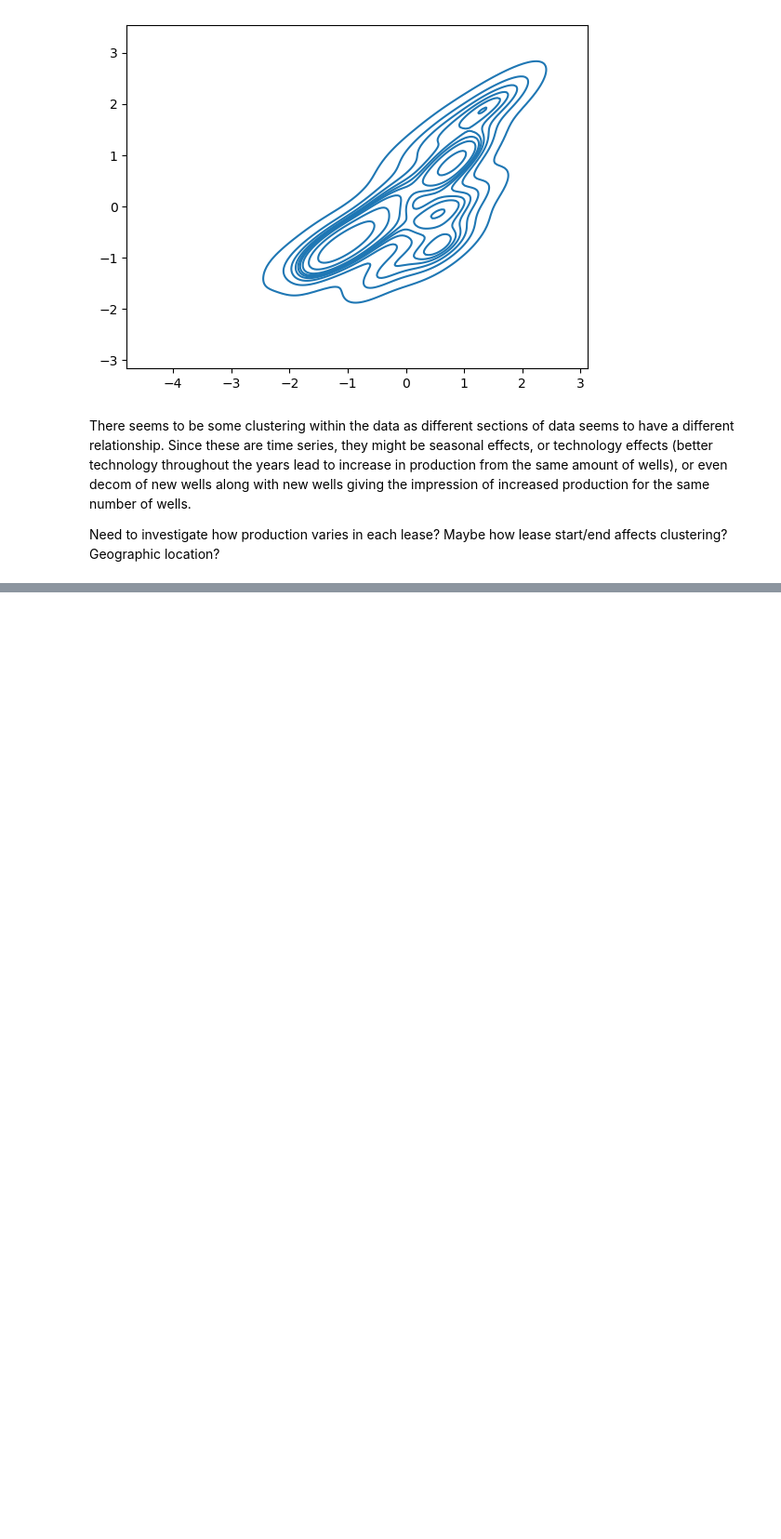
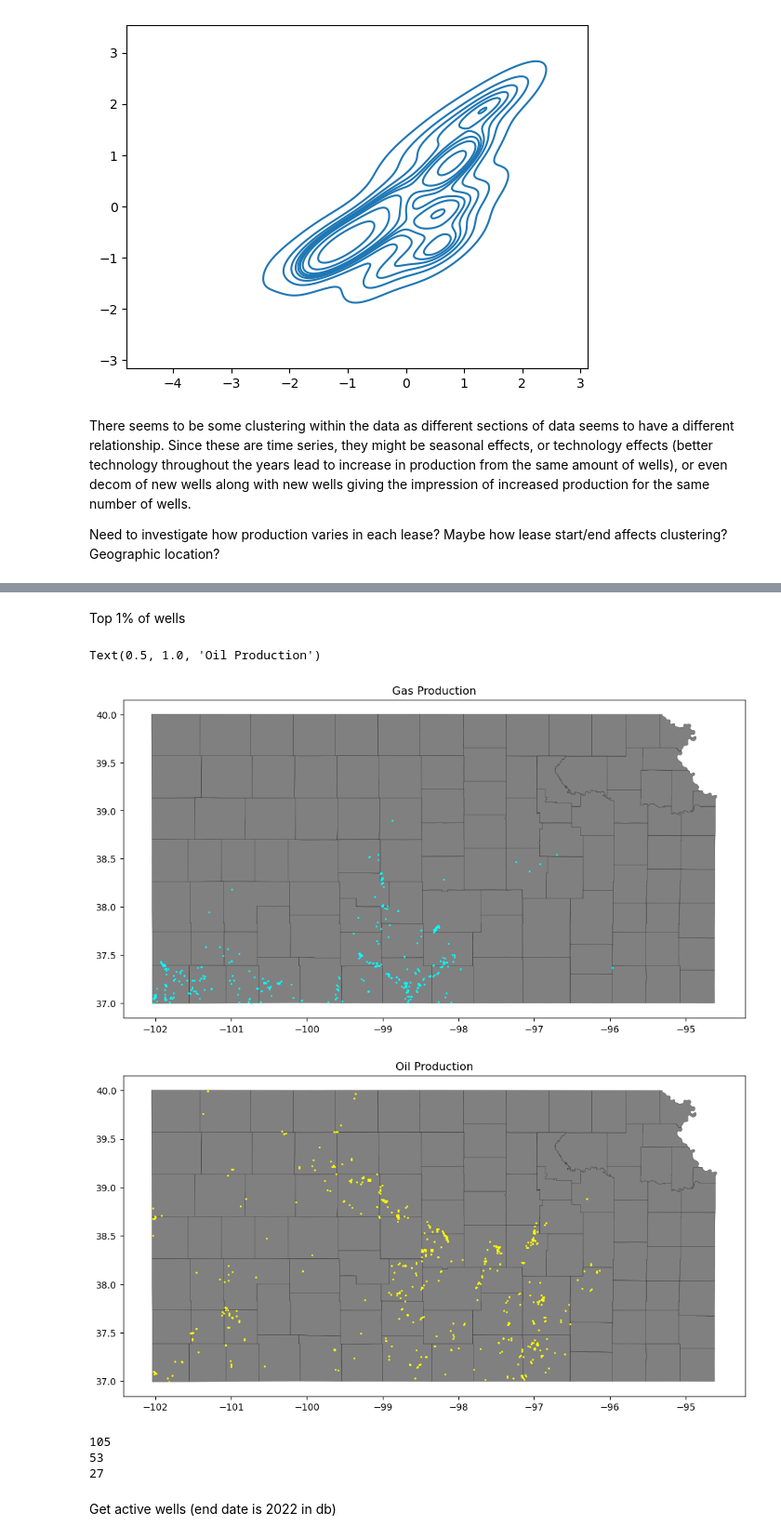
Before and after one commit to Energy-DVA/energy, a Jupyter notebook: _1_analysis/eda.ipynb, the cells around one changed output, grey strips where cells are left out. Shown at 93% size. Cells and saved outputs as stored; diff of their text form; code cells hidden in the pictures; blank space fills up the shorter version.

```diff
--- a/_1_analysis/eda.ipynb
+++ b/_1_analysis/eda.ipynb
@@ -95,7 +186,0 @@ df_lease["yearly_production"] = df_lease['PRODUCTION'] / df_lease['year_span']
-# %%
-df_lease_gas = df_lease[df_lease['PRODUCES'] == 'GAS'].reset_index(drop=True)
-df_lease_oil = df_lease[df_lease['PRODUCES'] == 'OIL'].reset_index(drop=True)
-
-# Rank leases
-df_lease_gas['rank'] = pd.Categorical(np.ceil(df_lease_gas['yearly_production'].rank(pct=True).mul(4)).astype('Int64'))
-df_lease_oil['rank'] = pd.Categorical(np.ceil(df_lease_oil['yearly_production'].rank(pct=True).mul(4)).astype('Int64'))
@@ -116,0 +213,38 @@ fig.show()
+# %%
+kansas_counties = kansas_state[["NAME",'geometry']]
+
+# Oil
+top_oil_leases = df_lease_oil[df_lease_oil['rank'] == tot_ranks].reset_index(drop=True)
+top_oil_leases = gpd.sjoin(top_oil_leases, kansas_counties, how="inner", predicate="intersects")
+
+# Gas
+top_gas_leases = df_lease_gas[df_lease_gas['rank'] == tot_ranks].reset_index(drop=True)
+top_gas_leases = gpd.sjoin(top_gas_leases, kansas_counties, how="inner", predicate="intersects")
+# %% [markdown]
+Top 1% of wells
+# %%
+# Plot only Gas
+fig, ax = plt.subplots(figsize = (12,10))
+kansas_state.plot(ax = ax, color = 'grey', edgecolor='black', linewidth=0.2)
+top_gas_leases.plot(ax = ax, color = 'cyan', markersize = 1)
+ax.set_title("Gas Production")
+
+# Plot only Oil
+fig, ax = plt.subplots(figsize = (12,10))
+kansas_state.plot(ax = ax, color = 'grey', edgecolor='black', linewidth=0.2)
+top_oil_leases.plot(ax = ax, color = 'yellow', markersize = 1)
+ax.set_title("Oil Production")
+# %% [output]
+Text(0.5, 1.0, 'Oil Production')
+[figure, added]
+[figure, added]
+# %%
+print(pd.unique(kansas_state['NAME']).size)
+print(pd.unique(top_oil_leases['NAME']).size)
+print(pd.unique(top_gas_leases['NAME']).size)
+# %% [output]
+105
+53
+27
+# %% [markdown]
+Get active wells (end date is 2022 in db)
```
Also changed, not shown: parts of 13 cells of this notebook.
